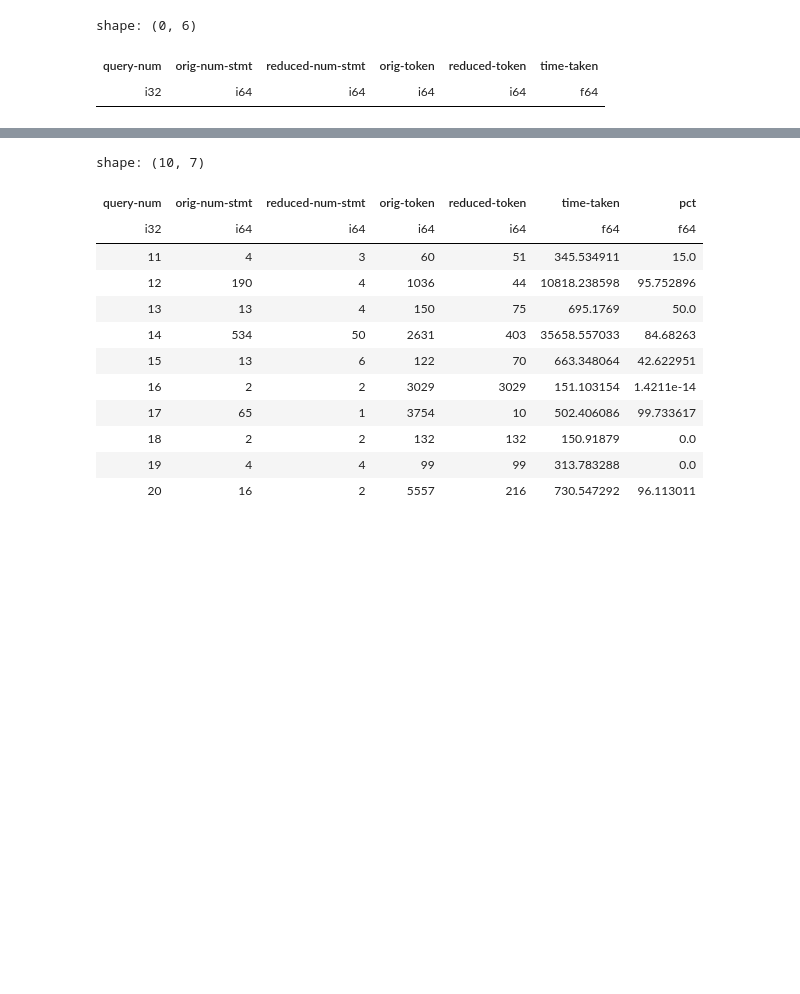
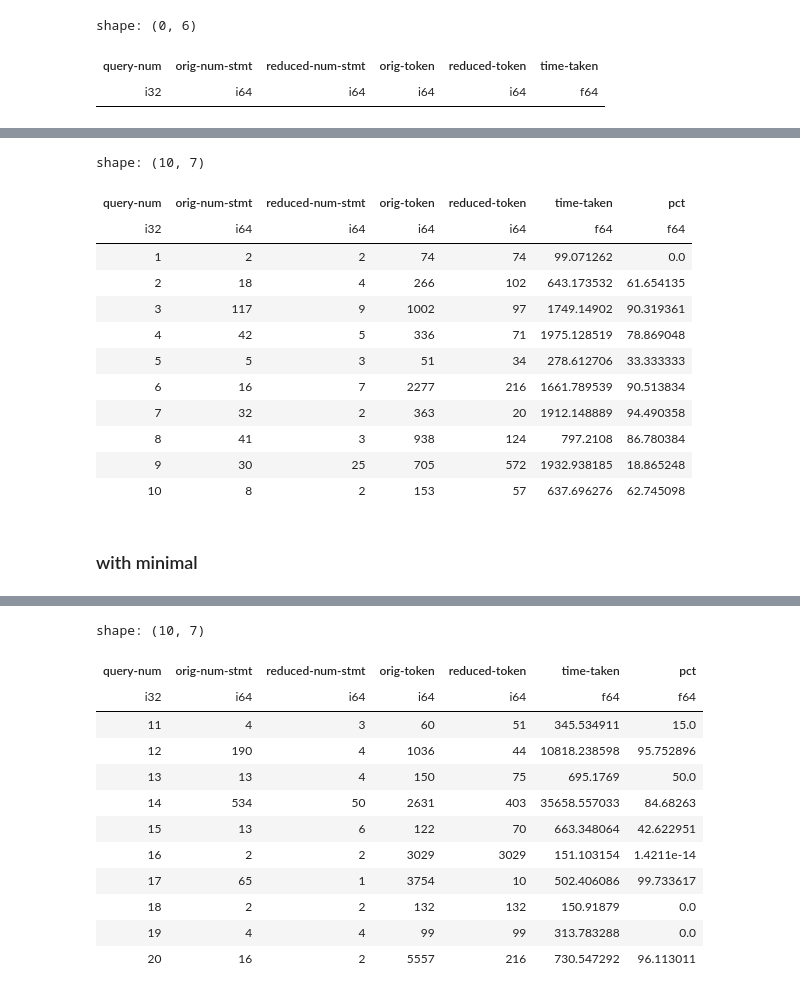
Before and after one commit to edizeqiri/SQLite-Reducer, a Jupyter notebook: src/resources/run_n_analysis.ipynb, the cells around one changed output, grey strips where cells are left out. Drawn from its saved outputs; the diff is of its cells as text; code cells hidden in the pictures; blank space fills up the shorter version.

Commit message:
initial combination of delta_Debug_stmt (create removal doesn't work yet)

```diff
--- a/src/resources/run_n_analysis.ipynb
+++ b/src/resources/run_n_analysis.ipynb
@@ -180,0 +180,18 @@ shape: (10, 7)
+# %%
+master_df.head(10)
+# %% [output]
+shape: (10, 7)
+| query-num | orig-num-stmt | reduced-num-stmt | orig-token | reduced-token | time-taken | pct |
+| i32 | i64 | i64 | i64 | i64 | f64 | f64 |
+| 1 | 2 | 2 | 74 | 74 | 99.071262 | 0.0 |
+| 2 | 18 | 4 | 266 | 102 | 643.173532 | 61.654135 |
+| 3 | 117 | 9 | 1002 | 97 | 1749.14902 | 90.319361 |
+| 4 | 42 | 5 | 336 | 71 | 1975.128519 | 78.869048 |
+| 5 | 5 | 3 | 51 | 34 | 278.612706 | 33.333333 |
+| 6 | 16 | 7 | 2277 | 216 | 1661.789539 | 90.513834 |
+| 7 | 32 | 2 | 363 | 20 | 1912.148889 | 94.490358 |
+| 8 | 41 | 3 | 938 | 124 | 797.2108 | 86.780384 |
+| 9 | 30 | 25 | 705 | 572 | 1932.938185 | 18.865248 |
+| 10 | 8 | 2 | 153 | 57 | 637.696276 | 62.745098 |
+# %% [markdown]
+### with minimal
```
Also changed, not shown: parts of 5 cells of this notebook, 4 other files.
